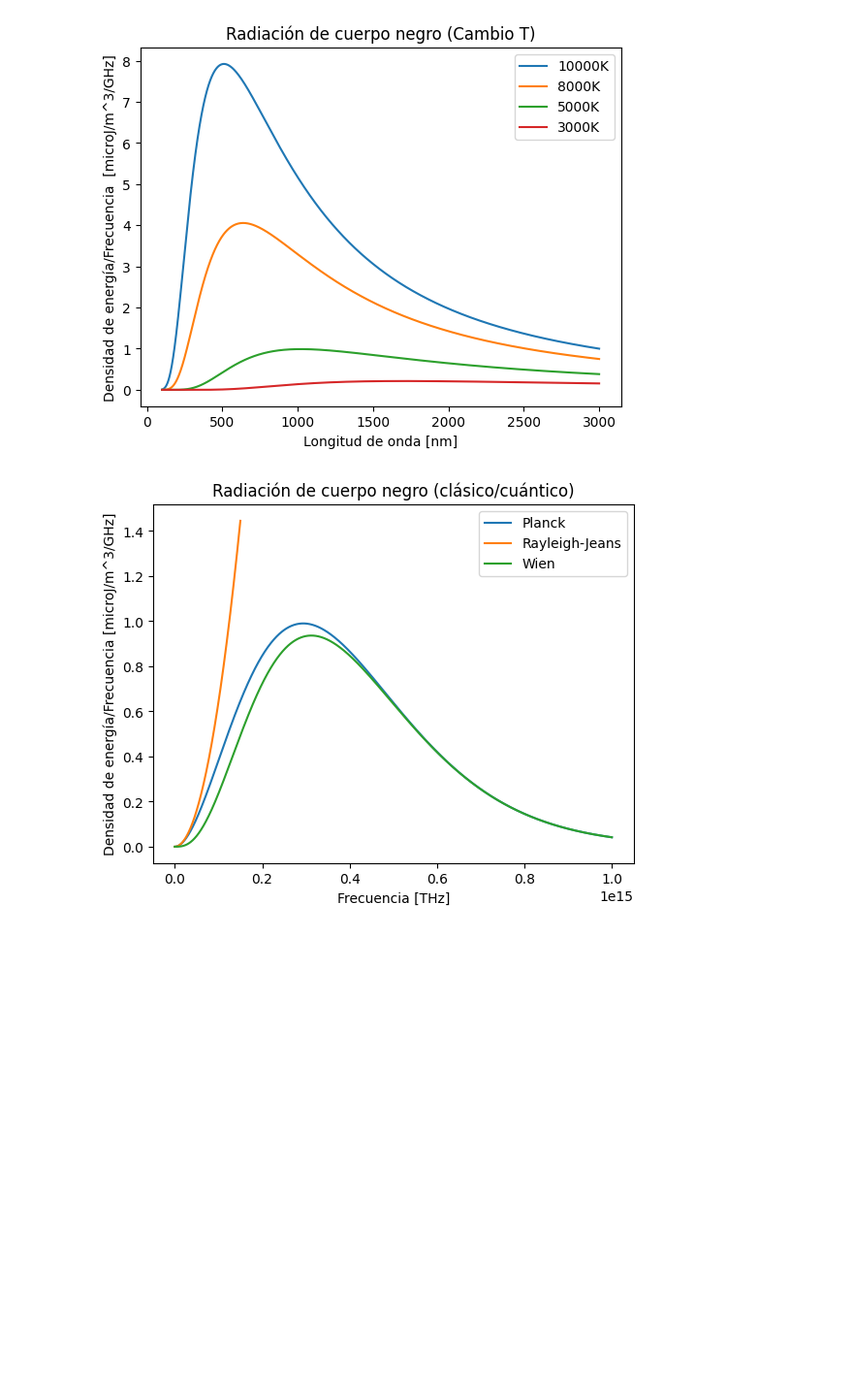
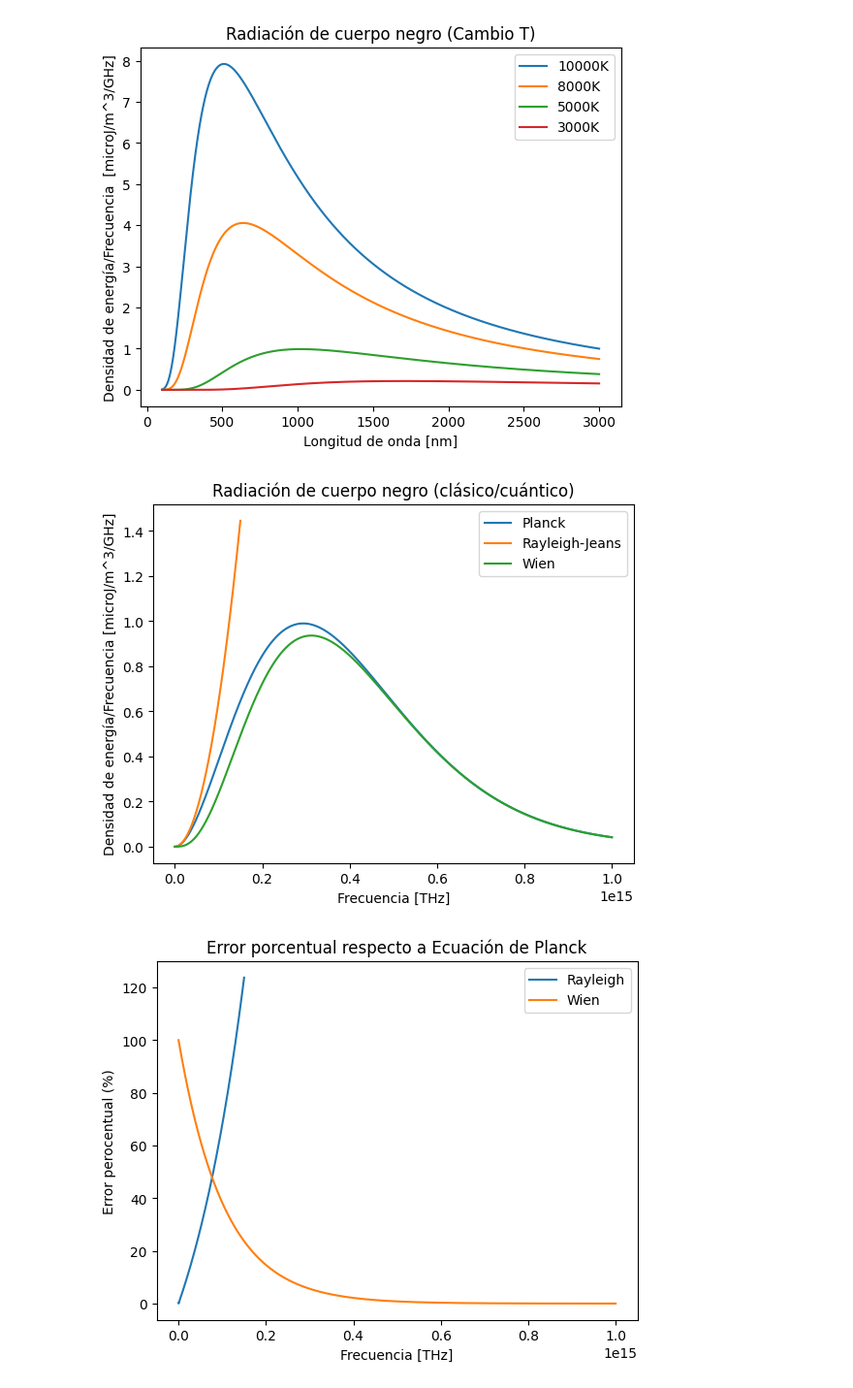
Before and after one commit to acastem15/Mecanica-Cuantica-I, a Jupyter notebook: Tarea1/blackBodyRadiation.ipynb, the cells around one changed output. Shown at 97% size. Drawn from its saved outputs; the diff is of its cells as text; code cells hidden in the pictures; blank space fills up the shorter version.

```diff
--- a/Tarea1/blackBodyRadiation.ipynb
+++ b/Tarea1/blackBodyRadiation.ipynb
@@ -137,7 +137,7 @@ def wien(frec,T):
 #La figura bx muestra la diferencia porcentual con Planck
 def plotComparision(T):
     fig, ax = plt.subplots()
-    #fig, bx = plt.subplots()
+
 
     longOnda = np.linspace(10,100e13, 6000)
     planck =PlanckFrecuency(longOnda,T)
@@ -156,41 +156,49 @@ def plotComparision(T):
         deltaRayleigh.append((delta/planck[i])*100)
 
         i+=1
-    #bx.plot(longOnda,deltaRayleigh)
+
 
 
     longOnda = np.linspace(10,100e13, 6000)
     wienEquation = wien(longOnda,T)
     planck =PlanckFrecuency(longOnda,T)
     ax.plot(longOnda, wienEquation*(1e9/1e-6))
 
     deltaWien = []
     i = 0
 
     for _ in longOnda:
         delta = abs(wienEquation[i]-planck[i])
         deltaWien.append((delta/planck[i])*100)
         i+=1
 
-    #bx.plot(longOnda,deltaWien)
-
-
-    #print (deltaWien)
 
     plt.title("Radiación de cuerpo negro (clásico/cuántico)")
     plt.xlabel("Frecuencia [THz]")
     plt.ylabel("Densidad de energía/Frecuencia [microJ/m^3/GHz]")
     plt.legend(["Planck","Rayleigh-Jeans","Wien"], loc ="upper right")
+    plt.show()
 
-    """
+    #Diferencia con Planck
+    fig, bx = plt.subplots()
+    bx.plot(np.linspace(10,15e13, 6000),deltaRayleigh)
+    bx.plot(longOnda,deltaWien)
+
     plt.title("Error porcentual respecto a Ecuación de Planck")
     plt.xlabel("Frecuencia [THz]")
     plt.ylabel("Error perocentual (%)")
     plt.legend(["Rayleigh","Wien"], loc ="upper right")
+    plt.show()
+
+
+
+    """
+
 
     """
     plt.show()
 
 plotComparision(5000)
 # %% [output]
 [figure]
+[figure, added]
```
